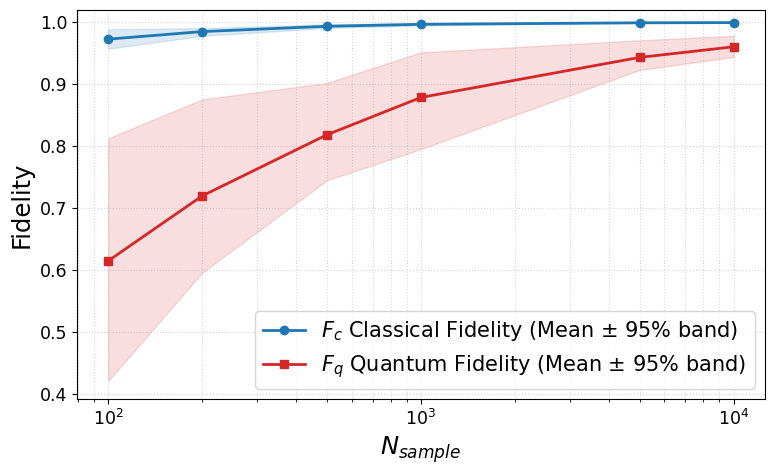
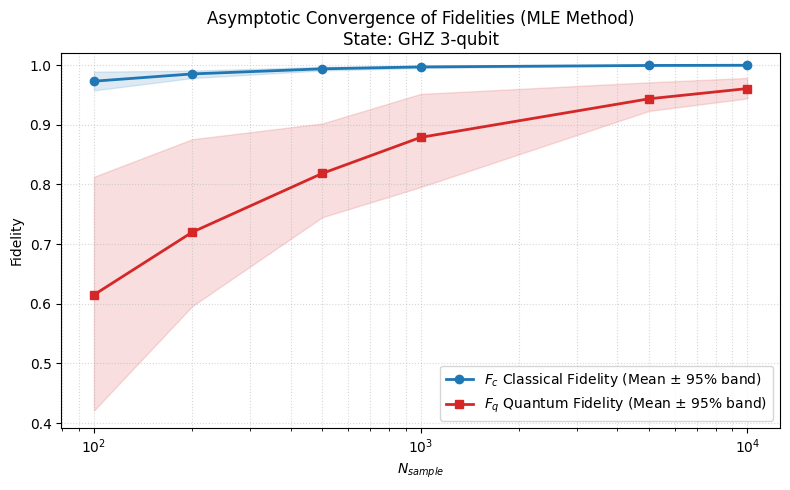
Unified diff of the notebook cell whose output changed from the first chart to the second:
--- before
+++ after
@@ -45,10 +45,10 @@
 
 # --- title ---
-# ax.set_title("Asymptotic Convergence of Fidelities (MLE Method)\nState: GHZ 3-qubit")
+ax.set_title("Asymptotic Convergence of Fidelities (MLE Method)\nState: GHZ 3-qubit")
 
 fig.tight_layout()
 
 # -- save fig --
-fig.savefig(FIGS_DIR / 'MLE_convergence_fidelities2.svg', bbox_inches='tight')
+# fig.savefig(FIGS_DIR / 'MLE_convergence_fidelities.svg', bbox_inches='tight')
 
 plt.show()

Commit: figs drive cleaning